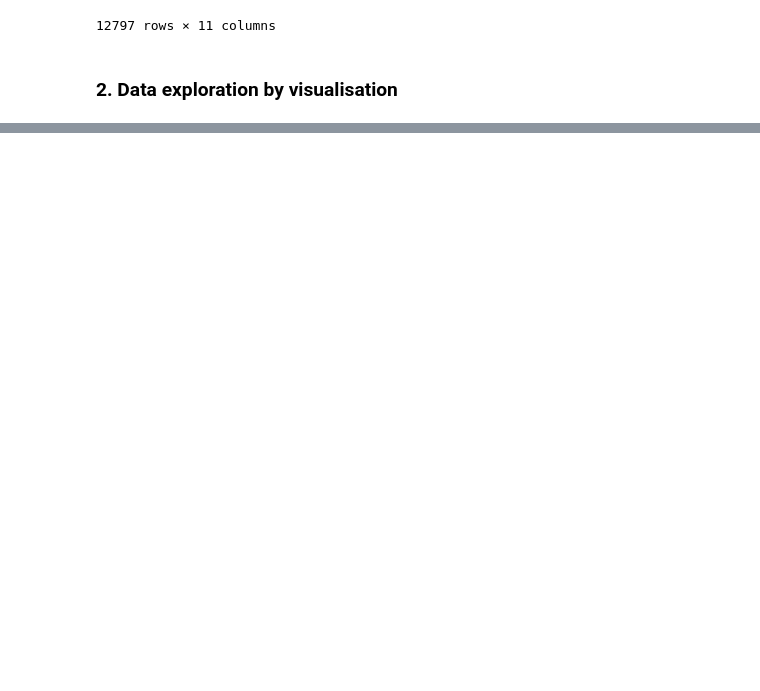
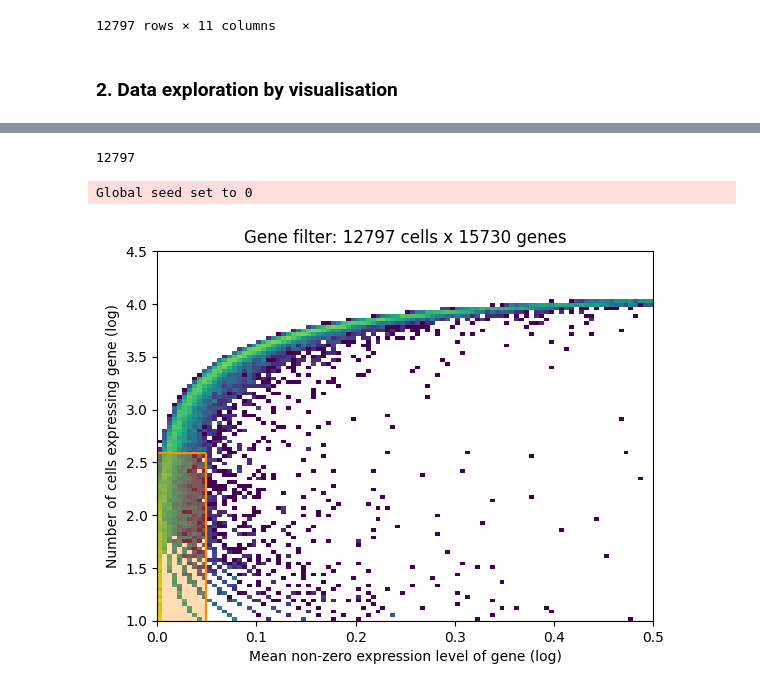
Before and after one commit to vitkl/cell2state_tf_activation, a Jupyter notebook: scripts/Kevin/20230105_multiome_rna_exploration.ipynb, the cells around one changed output, grey strips where cells are left out. Saved outputs shown, nothing was run; the diff lists cells and outputs as text; code cells hidden in the pictures; blank space fills up the shorter version.

```diff
--- a/scripts/Kevin/20230105_multiome_rna_exploration.ipynb
+++ b/scripts/Kevin/20230105_multiome_rna_exploration.ipynb
@@ -254,0 +283,30 @@ adata.obs
+# %%
+cells_per_category=20000
+stratify_category_key='sample'
+tech_category_key=None
+
+
+adata_subset = subset_cells(
+    adata, cells_per_category=cells_per_category,
+    stratify_category_key=stratify_category_key,
+)
+# %% [output]
+12797
+# %%
+# select informative genes but keep all barcodes
+from cell2location.utils.filtering import filter_genes
+selected = filter_genes(adata_subset, cell_count_cutoff=5, cell_percentage_cutoff2=0.03, nonz_mean_cutoff=1.12)
+plt.show()
+
+#find target transcription factors to keep
+#use reference list with all transcription factors
+targeted_tfs=sgrna_df['id'].str.split('_').str[0].values
+#check if TFs are in the gene names
+targeted_tfs_ensembl = list(adata_subset.var_names[adata_subset.var['SYMBOL'].isin(targeted_tfs)])
+
+#find transcription factors
+targeted_tfs=sgrna_df['id'].str.split('_').str[0].values
+targeted_tfs_ensembl = list(adata_subset.var_names[adata_subset.var['SYMBOL'].isin(targeted_tfs)])
+# %% [output]
+Global seed set to 0
+[figure, added]
```
Also changed, not shown: parts of 13 cells of this notebook, 1 other file.
